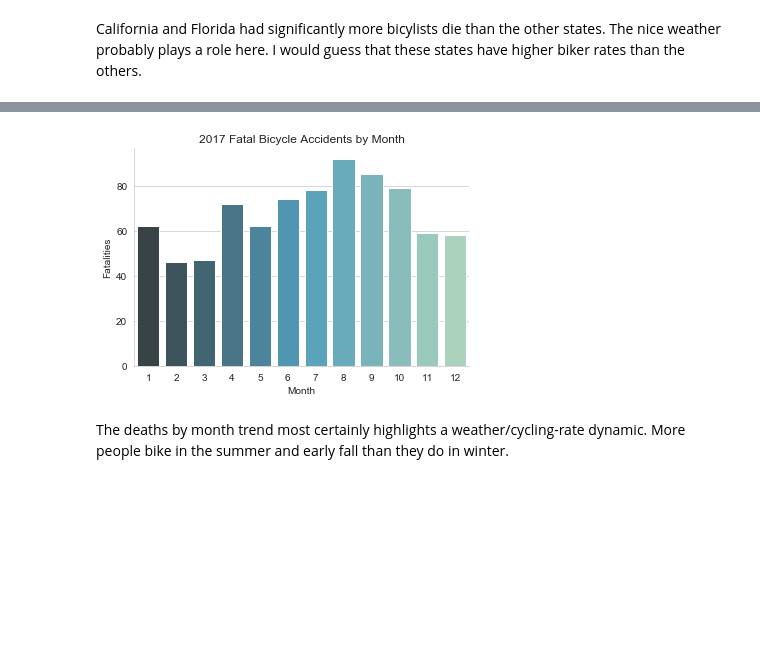
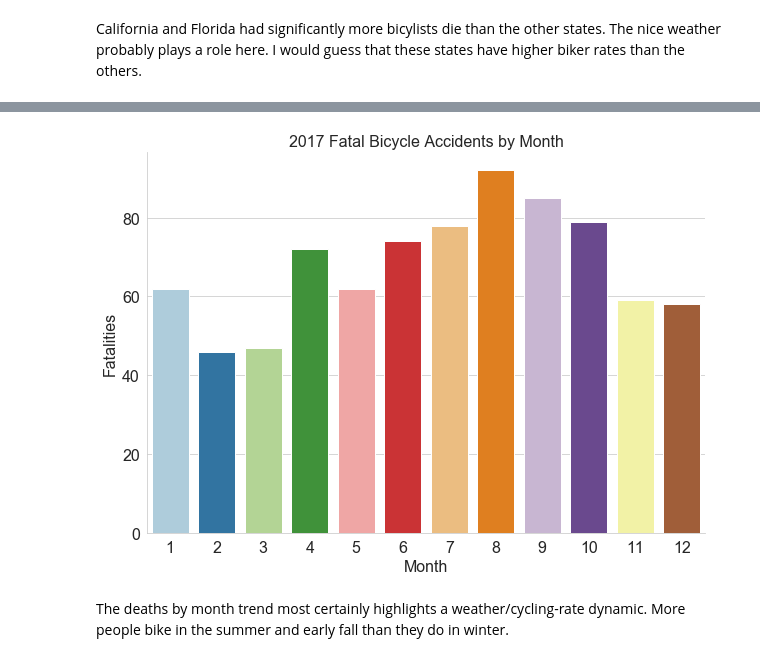
Before and after one commit to mkfrancsis/Thinkful_drills, a Jupyter notebook: 1.5.1_Unit1_Capstone.ipynb, the cells around one changed output, grey strips where cells are left out. Drawn from its saved outputs; the diff is of its cells as text; code cells hidden in the pictures; blank space fills up the shorter version.

```diff
--- a/1.5.1_Unit1_Capstone.ipynb
+++ b/1.5.1_Unit1_Capstone.ipynb
@@ -62,14 +129,17 @@ California and Florida had significantly more bicylists die than the other state
 # %%
 # Deaths by month.
+plt.figure(figsize=(10,7))
 sns.barplot(x='accmon', y='numfatal',
-            data=month, palette='GnBu_d')
-plt.title('2017 Fatal Bicycle Accidents by Month')
-plt.ylabel('Fatalities')
-plt.xlabel('Month')
+            data=month, palette='Paired')
+plt.title('2017 Fatal Bicycle Accidents by Month', size=16)
+plt.ylabel('Fatalities', size=16)
+plt.xlabel('Month', size=16)
+plt.xticks(size=16)
+plt.yticks(size=16)
 sns.despine()
 plt.show()
 # %% [output]
-[figure, old version]
+[figure, new version]
 # %% [markdown]
 The deaths by month trend most certainly highlights a weather/cycling-rate dynamic.  More people bike in the summer and early fall than they do in winter.
 # %%
```
Also changed, not shown: parts of 28 cells of this notebook.
